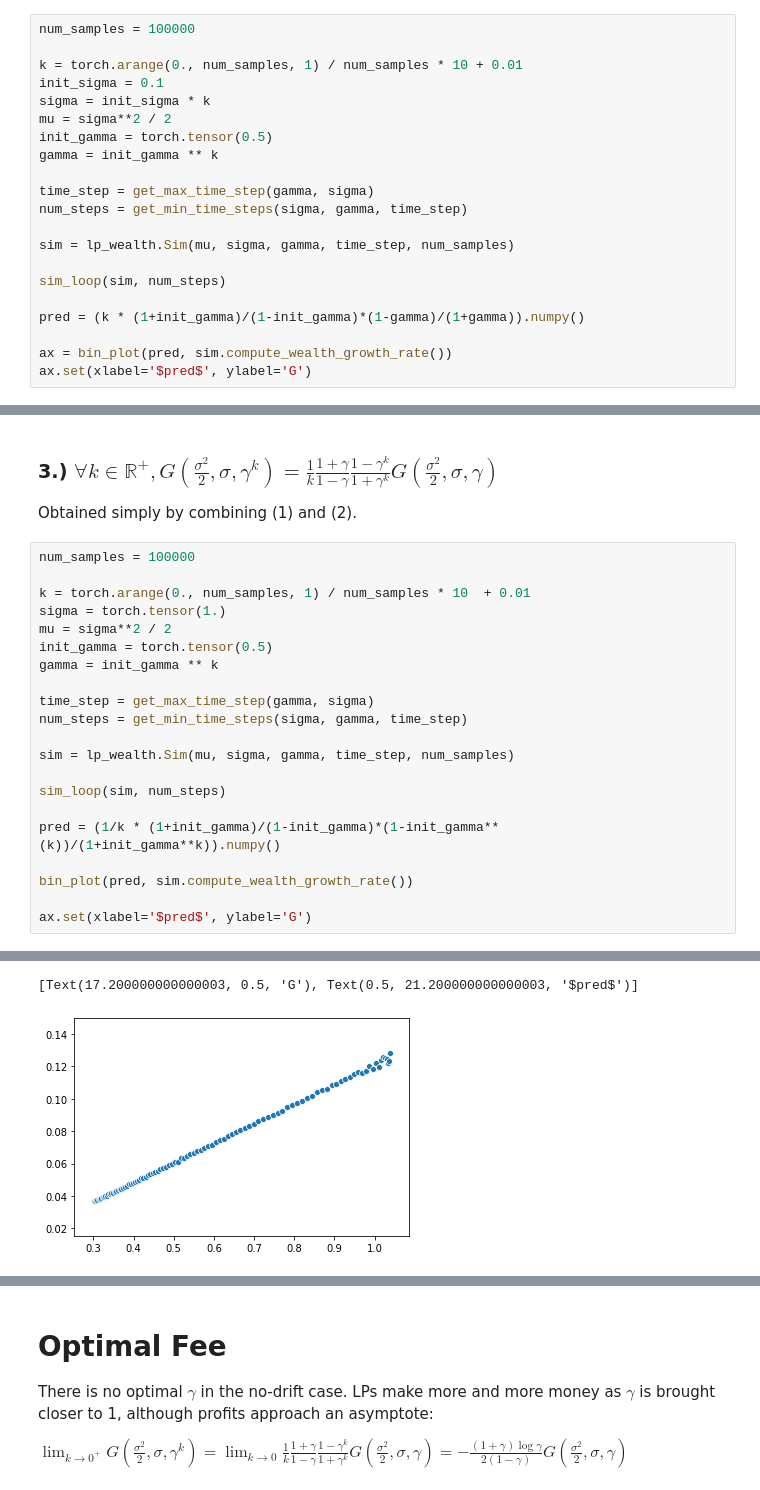
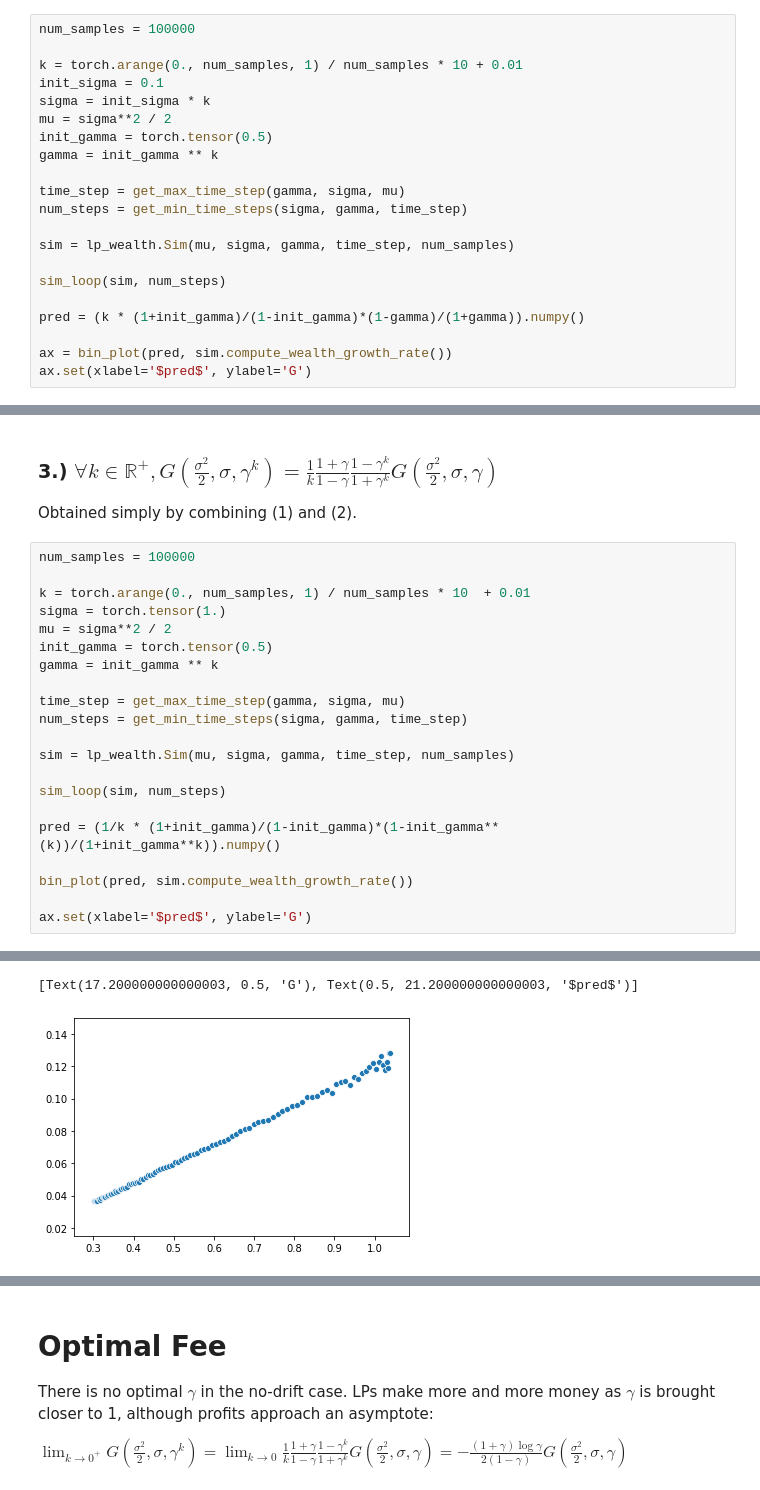
Before and after one commit to david-alexander-white/lp_wealth, a Jupyter notebook: open_problem_solution.ipynb, the cells around one changed output, grey strips where cells are left out. Cells and saved outputs as stored; diff of their text form.

```diff
--- a/open_problem_solution.ipynb
+++ b/open_problem_solution.ipynb
@@ -248,7 +249,7 @@ mu = sigma**2 / 2
 init_gamma = torch.tensor(0.5)
 gamma = init_gamma ** k
 
-time_step = get_max_time_step(gamma, sigma)
+time_step = get_max_time_step(gamma, sigma, mu)
 num_steps = get_min_time_steps(sigma, gamma, time_step)
 
 sim = lp_wealth.Sim(mu, sigma, gamma, time_step, num_samples)
@@ -285,7 +286,7 @@ mu = sigma**2 / 2
 init_gamma = torch.tensor(0.5)
 gamma = init_gamma ** k
 
-time_step = get_max_time_step(gamma, sigma)
+time_step = get_max_time_step(gamma, sigma, mu)
 num_steps = get_min_time_steps(sigma, gamma, time_step)
 
 sim = lp_wealth.Sim(mu, sigma, gamma, time_step, num_samples)
@@ -311,5 +312,5 @@ ax.set(xlabel='$pred$', ylabel='G')
 [Text(17.200000000000003, 0.5, 'G'), Text(0.5, 21.200000000000003, '$pred$')]
-[figure, old version]
+[figure, new version]
 # %% [markdown]
 <a id='3_2'></a>
 # %% [markdown]
```
Also changed, not shown: parts of 5 cells of this notebook, 1 other file.
